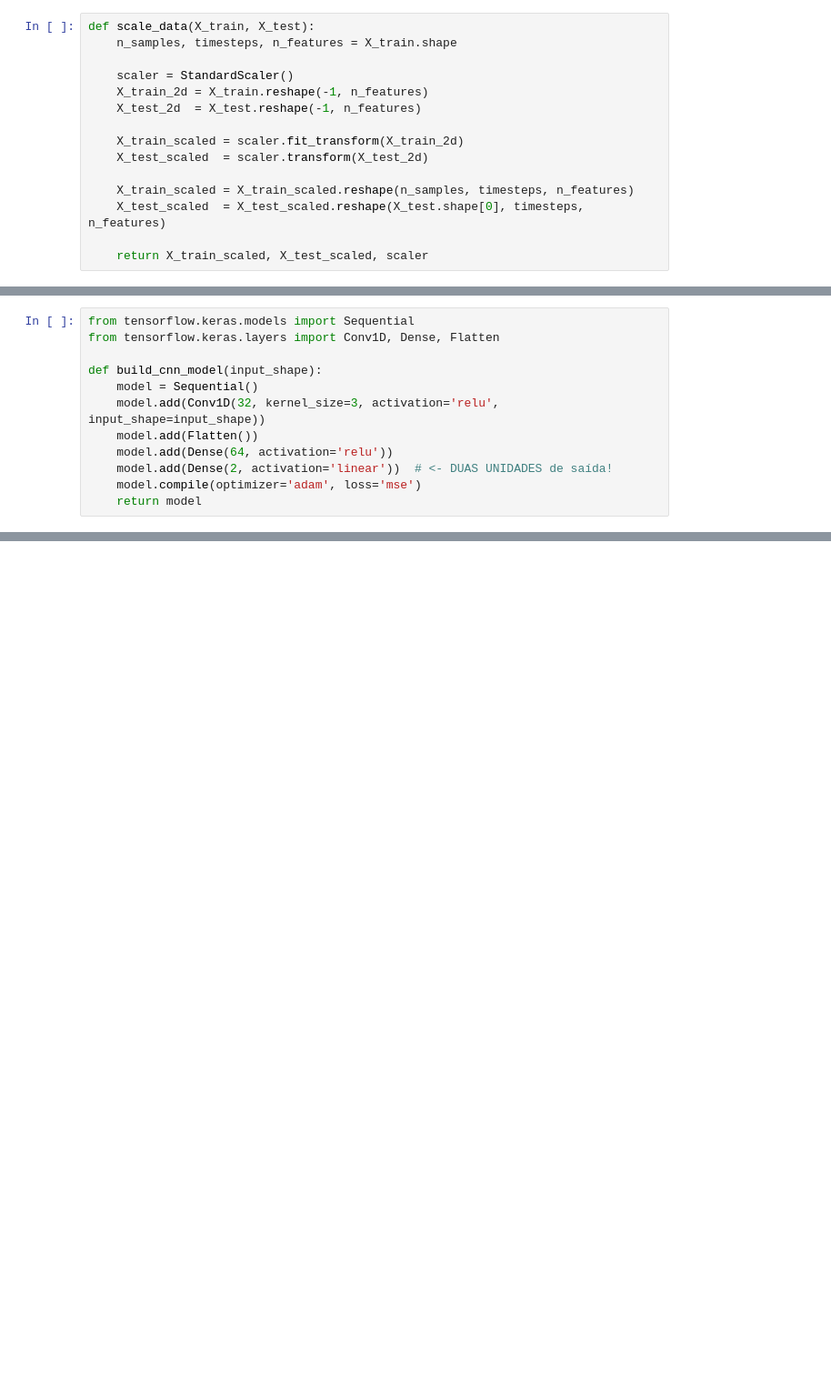
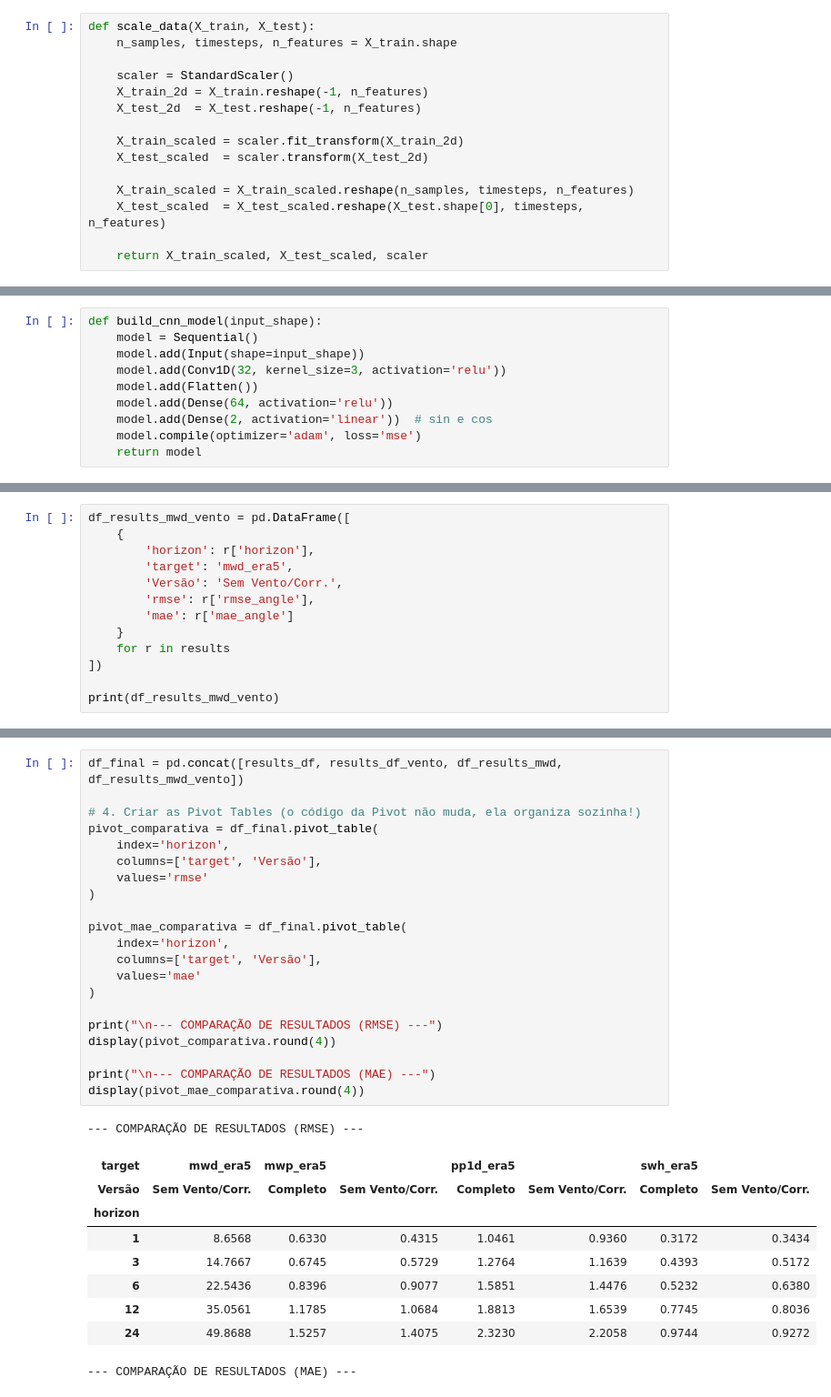
Before and after one commit to margaridanferreira/LAB, a Jupyter notebook: Project/NN_era5.ipynb, the cells around one changed output, grey strips where cells are left out. Shown at 91% size. Saved outputs shown, nothing was run; the diff lists cells and outputs as text; blank space fills up the shorter version.

```diff
--- a/Project/NN_era5.ipynb
+++ b/Project/NN_era5.ipynb
@@ -295,12 +393,10 @@ display(pivot_mae.round(4))
 # %%
-from tensorflow.keras.models import Sequential
-from tensorflow.keras.layers import Conv1D, Dense, Flatten
-
 def build_cnn_model(input_shape):
     model = Sequential()
-    model.add(Conv1D(32, kernel_size=3, activation='relu', input_shape=input_shape))
+    model.add(Input(shape=input_shape))
+    model.add(Conv1D(32, kernel_size=3, activation='relu'))
     model.add(Flatten())
     model.add(Dense(64, activation='relu'))
-    model.add(Dense(2, activation='linear'))  # <- DUAS UNIDADES de saída!
+    model.add(Dense(2, activation='linear'))  # sin e cos
     model.compile(optimizer='adam', loss='mse')
     return model
@@ -573,0 +629,13 @@ print(df_results)
+# %%
+df_results_mwd_vento = pd.DataFrame([
+    {
+        'horizon': r['horizon'],
+        'target': 'mwd_era5',
+        'Versão': 'Sem Vento/Corr.',
+        'rmse': r['rmse_angle'],
+        'mae': r['mae_angle']
+    }
+    for r in results
+])
+
+print(df_results_mwd_vento)
@@ -573,0 +649,32 @@ print(df_results)
+# %%
+df_final = pd.concat([results_df, results_df_vento, df_results_mwd, df_results_mwd_vento])
+
+# 4. Criar as Pivot Tables (o código da Pivot não muda, ela organiza sozinha!)
+pivot_comparativa = df_final.pivot_table(
+    index='horizon',
+    columns=['target', 'Versão'],
+    values='rmse'
+)
+
+pivot_mae_comparativa = df_final.pivot_table(
+    index='horizon',
+    columns=['target', 'Versão'],
+    values='mae'
+)
+
+print("\n--- COMPARAÇÃO DE RESULTADOS (RMSE) ---")
+display(pivot_comparativa.round(4))
+
+print("\n--- COMPARAÇÃO DE RESULTADOS (MAE) ---")
+display(pivot_mae_comparativa.round(4))
+# %% [output]
+--- COMPARAÇÃO DE RESULTADOS (RMSE) ---
+| target | mwd_era5 | mwp_era5 |  | pp1d_era5 |  | swh_era5 |  |
+| Versão | Sem Vento/Corr. | Completo | Sem Vento/Corr. | Completo | Sem Vento/Corr. | Completo | Sem Vento/Corr. |
+| horizon |  |  |  |  |  |  |  |
+| 1 | 8.6568 | 0.6330 | 0.4315 | 1.0461 | 0.9360 | 0.3172 | 0.3434 |
+| 3 | 14.7667 | 0.6745 | 0.5729 | 1.2764 | 1.1639 | 0.4393 | 0.5172 |
+| 6 | 22.5436 | 0.8396 | 0.9077 | 1.5851 | 1.4476 | 0.5232 | 0.6380 |
+| 12 | 35.0561 | 1.1785 | 1.0684 | 1.8813 | 1.6539 | 0.7745 | 0.8036 |
+| 24 | 49.8688 | 1.5257 | 1.4075 | 2.3230 | 2.2058 | 0.9744 | 0.9272 |
+--- COMPARAÇÃO DE RESULTADOS (MAE) ---
```
Also changed, not shown: parts of 18 cells of this notebook, 2 other files.
